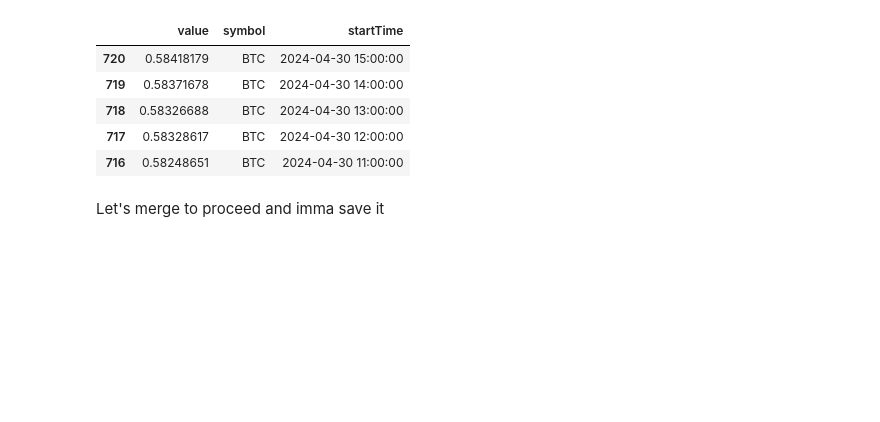
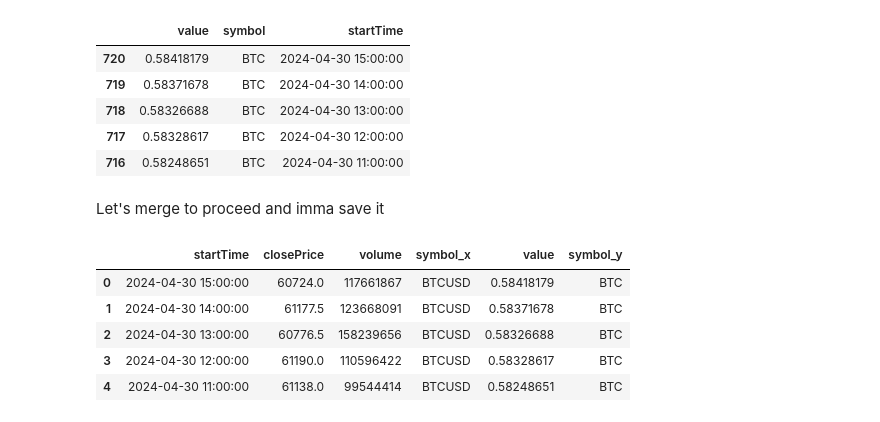
Before and after one commit to Gruntrexpewrus/TradersPlayground, a Jupyter notebook: Python4Finance/how_to_preprocess_data_crypto.ipynb, the cells around one changed output. Saved outputs shown, nothing was run; the diff lists cells and outputs as text; code cells hidden in the pictures; blank space fills up the shorter version.

```diff
--- a/Python4Finance/how_to_preprocess_data_crypto.ipynb
+++ b/Python4Finance/how_to_preprocess_data_crypto.ipynb
@@ -211,3 +211,14 @@ df.head()
 | 716 | 0.58248651 | BTC | 2024-04-30 11:00:00 |
 # %% [markdown]
 Let's merge to proceed and imma save it
+# %%
+df_volatility = pd.merge(df_btc, df, on='startTime', how='inner')
+df_volatility.rename(columns = {"value":"VIX"})
+df_volatility.head()
+# %% [output]
+|  | startTime | closePrice | volume | symbol_x | value | symbol_y |
+| 0 | 2024-04-30 15:00:00 | 60724.0 | 117661867 | BTCUSD | 0.58418179 | BTC |
+| 1 | 2024-04-30 14:00:00 | 61177.5 | 123668091 | BTCUSD | 0.58371678 | BTC |
+| 2 | 2024-04-30 13:00:00 | 60776.5 | 158239656 | BTCUSD | 0.58326688 | BTC |
+| 3 | 2024-04-30 12:00:00 | 61190.0 | 110596422 | BTCUSD | 0.58328617 | BTC |
+| 4 | 2024-04-30 11:00:00 | 61138.0 | 99544414 | BTCUSD | 0.58248651 | BTC |
```
Also changed, not shown: parts of 2 cells of this notebook, 1 other file.
